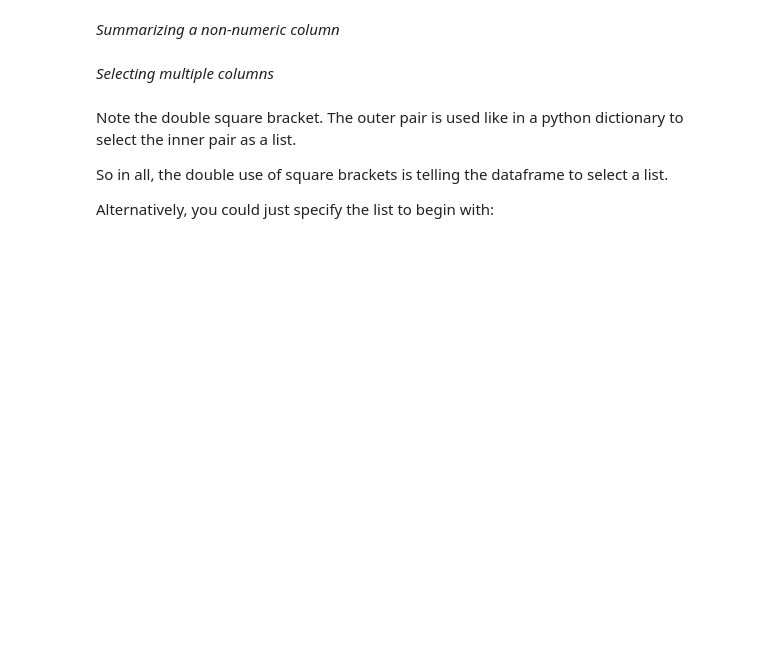
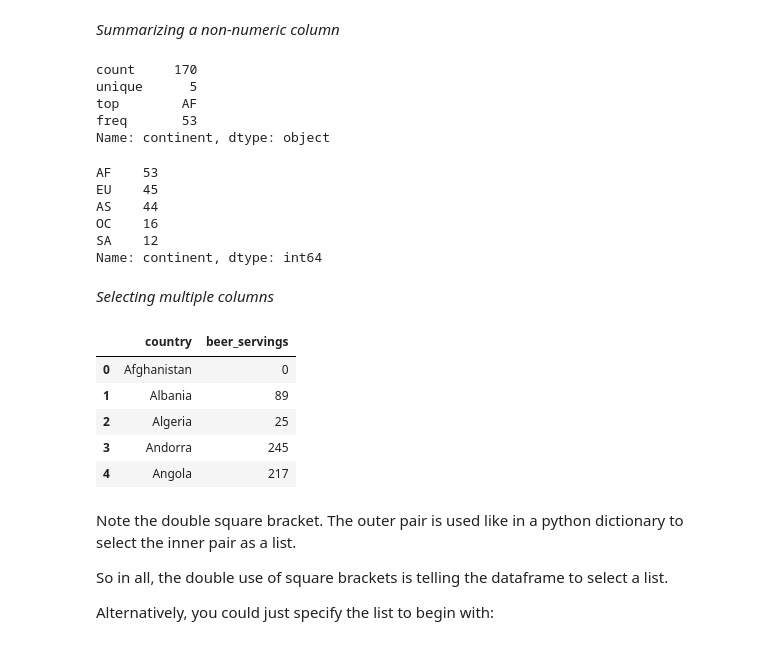
Before and after one commit to Chelimin/SG_DAT1, a Jupyter notebook: code/03_pandas.ipynb, the cells around one changed output. Cells and saved outputs as stored; diff of their text form; code cells hidden in the pictures; blank space fills up the shorter version.

```diff
--- a/code/03_pandas.ipynb
+++ b/code/03_pandas.ipynb
@@ -75,11 +173,32 @@ type(drinks.continent)      # series is the Pandas equivalent of a Python list
 *Summarizing a non-numeric column*
 # %%
 drinks.continent.describe()
-drinks.continent.value_counts()
+# %% [output]
+count     170
+unique      5
+top        AF
+freq       53
+Name: continent, dtype: object
+# %%
+drinks.continent.value_counts()
+# %% [output]
+AF    53
+EU    45
+AS    44
+OC    16
+SA    12
+Name: continent, dtype: int64
 # %% [markdown]
 *Selecting multiple columns*
 # %%
-drinks[['country', 'beer_servings']]
+drinks[['country', 'beer_servings']].head()
+# %% [output]
+|  | country | beer_servings |
+| 0 | Afghanistan | 0 |
+| 1 | Albania | 89 |
+| 2 | Algeria | 25 |
+| 3 | Andorra | 245 |
+| 4 | Angola | 217 |
 # %% [markdown]
 Note the double square bracket. The outer pair is used like in a python dictionary to select the inner pair as a list.
 
```
Also changed, not shown: parts of 29 cells of this notebook, 4 other files.
